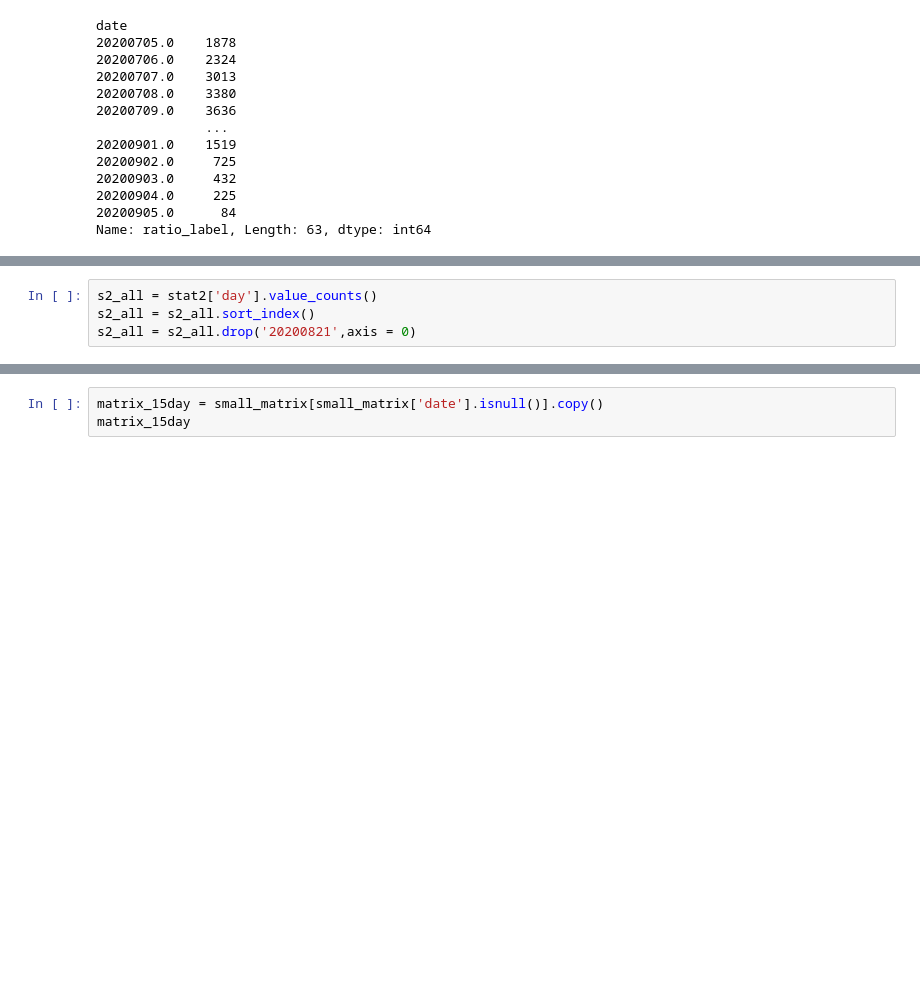
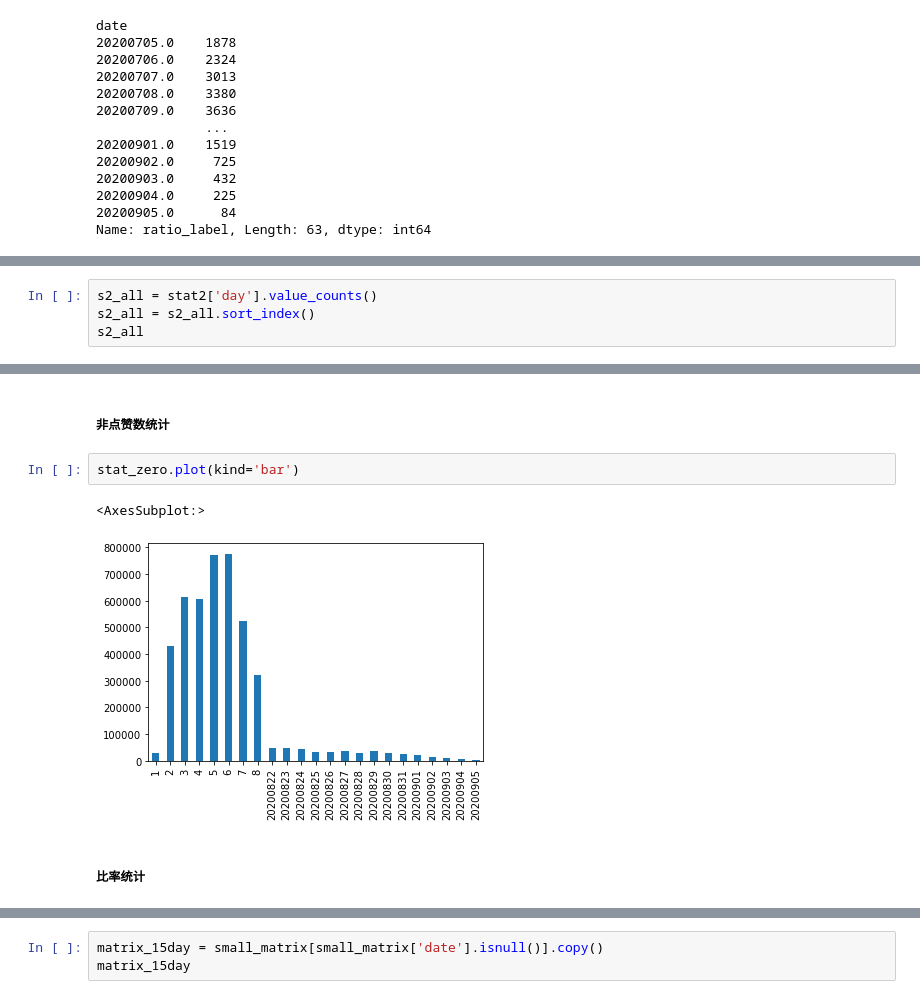
Before and after one commit to Wcb0219/DRO, a Jupyter notebook: Statistics_KuaiRec.ipynb, the cells around one changed output, grey strips where cells are left out. Saved outputs shown, nothing was run; the diff lists cells and outputs as text; blank space fills up the shorter version.

```diff
--- a/Statistics_KuaiRec.ipynb
+++ b/Statistics_KuaiRec.ipynb
@@ -253,4 +283,4 @@ s1_all = s1_all.sort_index()
 # %%
 s2_all = stat2['day'].value_counts()
 s2_all = s2_all.sort_index()
-s2_all = s2_all.drop('20200821',axis = 0)
+s2_all
@@ -270 +321,10 @@ stat.plot(kind='bar')
+# %% [markdown]
+##### 非点赞数统计
+# %%
+stat_zero.plot(kind='bar')
+# %% [output]
+<AxesSubplot:>
+[figure, added]
+# %% [markdown]
+##### 比率统计
 # %%
```
Also changed, not shown: parts of 20 cells of this notebook.
